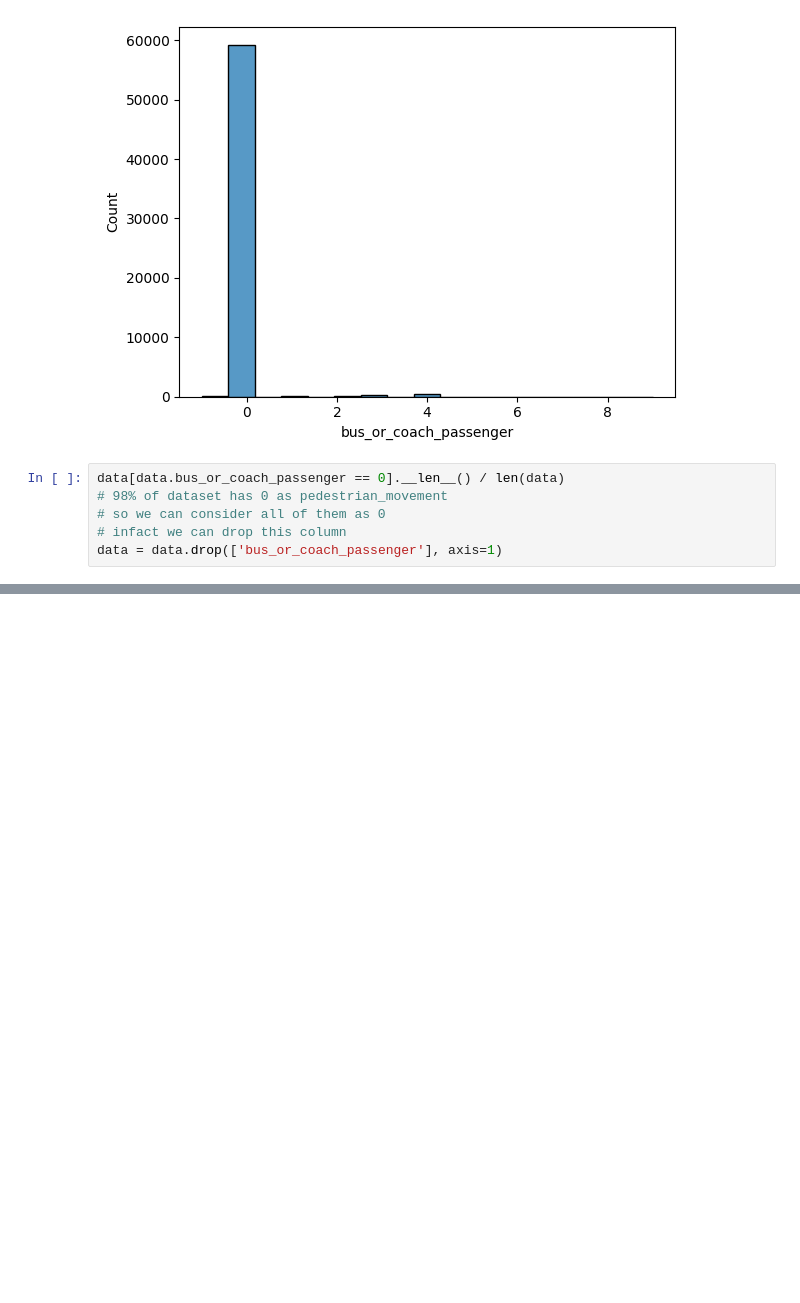
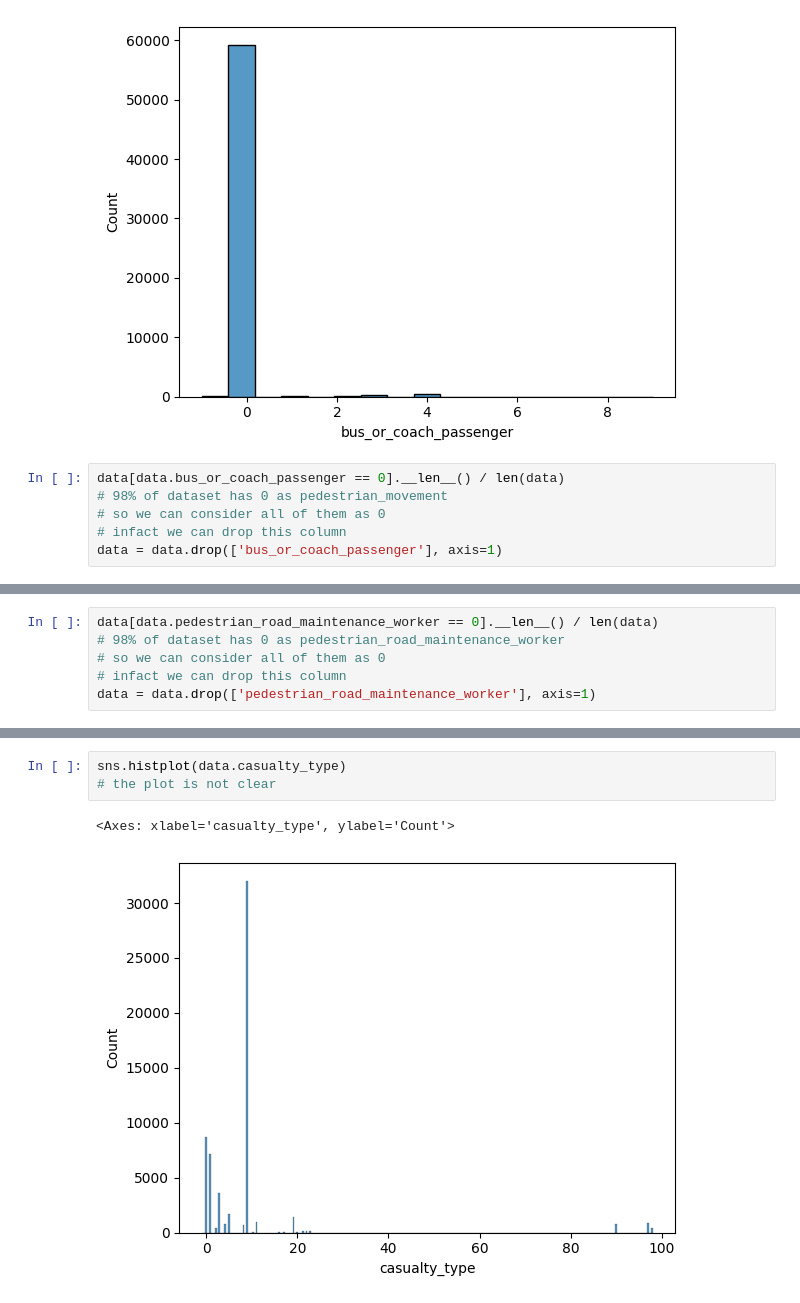
Before and after one commit to ali78efi/accidents_data_analyzing, a Jupyter notebook: accident_analys.ipynb, the cells around one changed output, grey strips where cells are left out. Cells and saved outputs as stored; diff of their text form; blank space fills up the shorter version.

```diff
--- a/accident_analys.ipynb
+++ b/accident_analys.ipynb
@@ -313,0 +326,6 @@ data = data.drop(['bus_or_coach_passenger'], axis=1)
+# %%
+data[data.pedestrian_road_maintenance_worker == 0].__len__() / len(data)
+# 98% of dataset has 0 as pedestrian_road_maintenance_worker
+# so we can consider all of them as 0
+# infact we can drop this column
+data = data.drop(['pedestrian_road_maintenance_worker'], axis=1)
@@ -313,0 +339,6 @@ data = data.drop(['bus_or_coach_passenger'], axis=1)
+# %%
+sns.histplot(data.casualty_type)
+# the plot is not clear
+# %% [output]
+<Axes: xlabel='casualty_type', ylabel='Count'>
+[figure, added]
```
Also changed, not shown: parts of 7 cells of this notebook.
